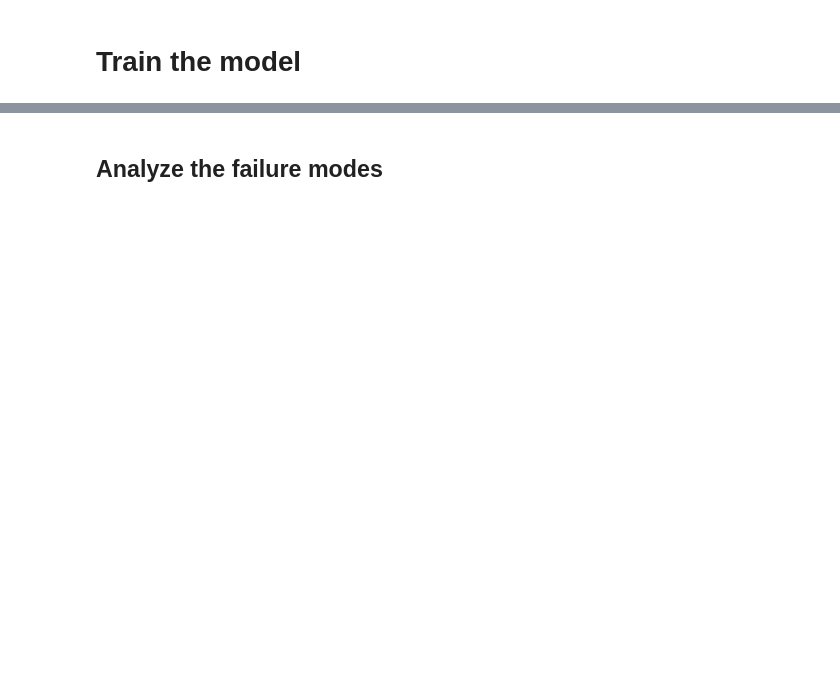
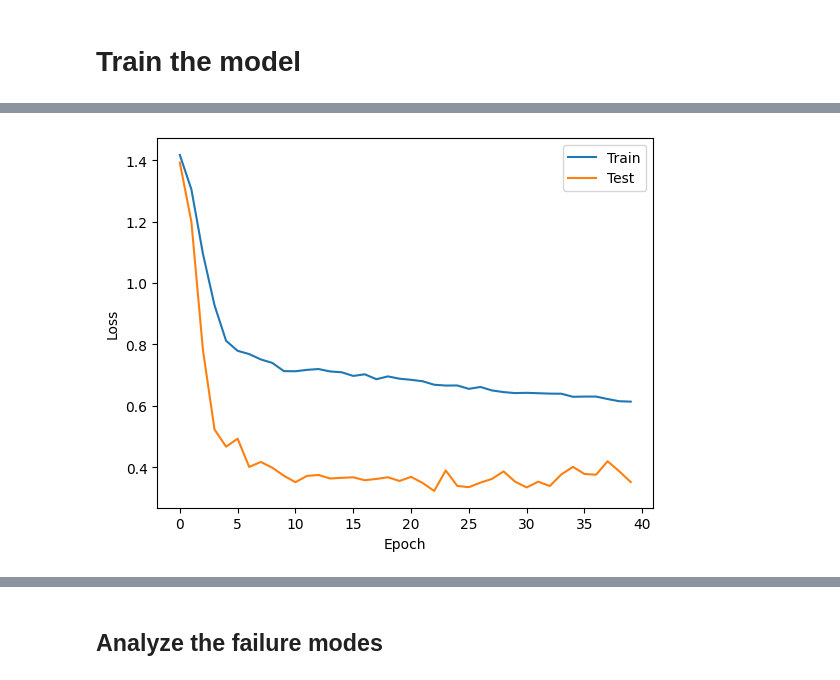
Before and after one commit to quantumFeline/dnn-hw-1, a Jupyter notebook: DNN_HW1.ipynb, the cells around one changed output, grey strips where cells are left out. Cells and saved outputs as stored; diff of their text form; code cells hidden in the pictures; blank space fills up the shorter version.

```diff
--- a/DNN_HW1.ipynb
+++ b/DNN_HW1.ipynb
@@ -799,0 +960,4 @@ Train the model
+# %%
+model_reg = ShapeClassifier(loss_coef=1).to(device)
+optimizer = torch.optim.Adam(model_reg.parameters(), lr=1e-3)
+early_stopping = EarlyStopping(patience=10, delta=0.01)
@@ -799,0 +969,2 @@ Train the model
+# %%
+train_losses_reg, test_losses_reg = training_loop(model_reg, optimizer, early_stopping, train_loader, test_loader, EPOCHS, reg_loss_only=True)
@@ -929,0 +1089,4 @@ Also plot:
+# %%
+graph_loss(train_losses_reg, test_losses_reg, "loss_regression_only.jpg")
+# %% [output]
+[figure, added]
```
Also changed, not shown: parts of 45 cells of this notebook.
